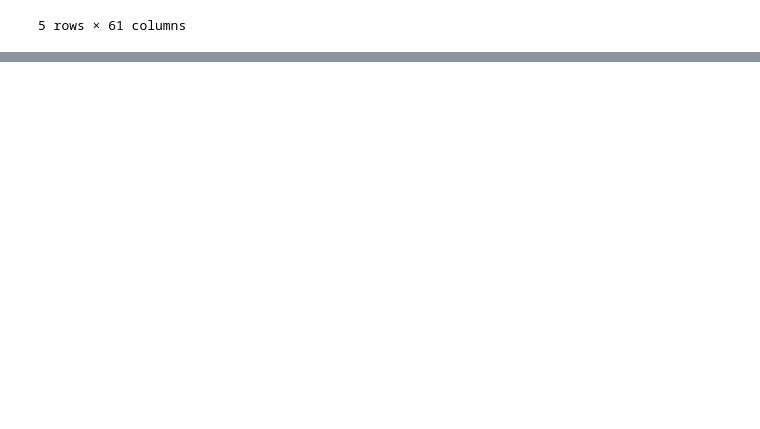
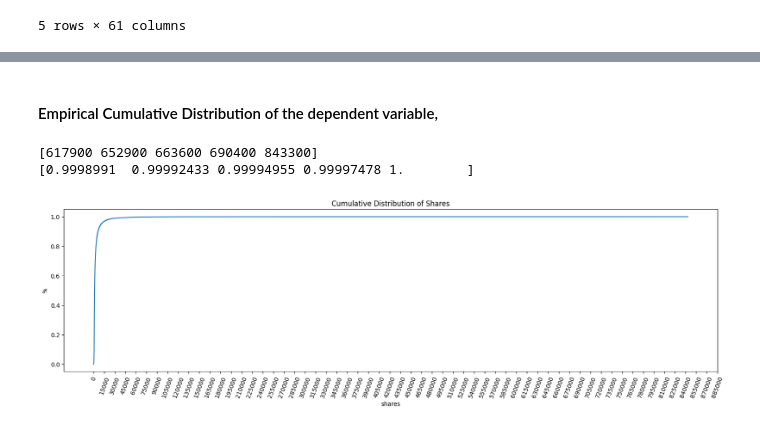
Before and after one commit to konyeinmg/online_news_popularity, a Jupyter notebook: online_news_popularity.ipynb, the cells around one changed output, grey strips where cells are left out. Drawn from its saved outputs; the diff is of its cells as text; code cells hidden in the pictures; blank space fills up the shorter version.

Commit message:
ecdf of dependent variable

```diff
--- a/online_news_popularity.ipynb
+++ b/online_news_popularity.ipynb
@@ -139,0 +142,49 @@ df2.head()
+# %%
+def desc(title=None, xscale=None, yscale=None, xlabel=None, ylabel=None, xlim=None, ylim=None, xticks1=None, xticks2=None, yticks1=None, yticks2=None,legend_title=None, legend_labels=None):
+    if title:
+        plt.title(title);
+    if xscale:
+        plt.xscale(xscale);
+    if yscale:
+        plt.yscale(yscale);
+    if xlabel:
+        plt.xlabel(xlabel);
+    if ylabel:
+        plt.ylabel(ylabel);
+    if xlim:
+        plt.xlim(xlim);
+    if ylim:
+        plt.ylim(ylim);
+    if xticks1:
+        plt.xticks(xticks1, xticks2);  # xticks1=range(0, 40000,2000)
+    if yticks1:
+        plt.yticks(yticks1, yticks2);
+    if legend_title:
+        plt.legend(title=legend_title);
+        if legend_labels:
+            plt.legend(title=legend_title, labels=legend_labels);
+# %% [markdown]
+<h4>Empirical Cumulative Distribution of the dependent variable,</h4>
+# %%
+def ecdf(data):
+    x = np.sort(data)
+    y = np.arange(1, len(x) + 1) / len(x)
+    return x,y
+# %%
+x,y = ecdf(df2.shares)
+# %%
+print(x[-5:])
+print(y[-5:])
+# %% [output]
+[617900 652900 663600 690400 843300]
+[0.9998991  0.99992433 0.99994955 0.99997478 1.        ]
+# %%
+plt.figure(figsize=(20,5))
+plt.plot(x,y)
+plt.xticks(rotation = 70)
+desc(title = "Cumulative Distribution of Shares"
+     , xlabel='shares'
+     , ylabel='%'
+    , xticks1 = range(0, 900000, 15000));
+# %% [output]
+[figure, added]
```
Also changed, not shown: parts of 4 cells of this notebook.
